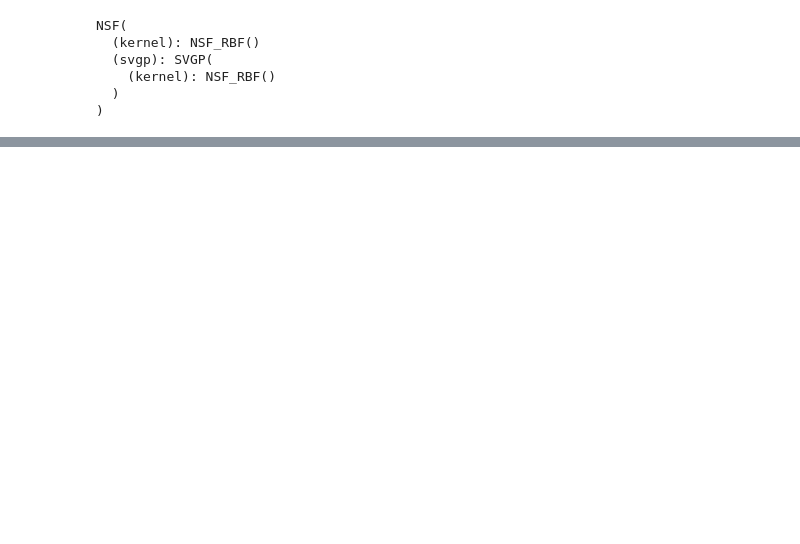
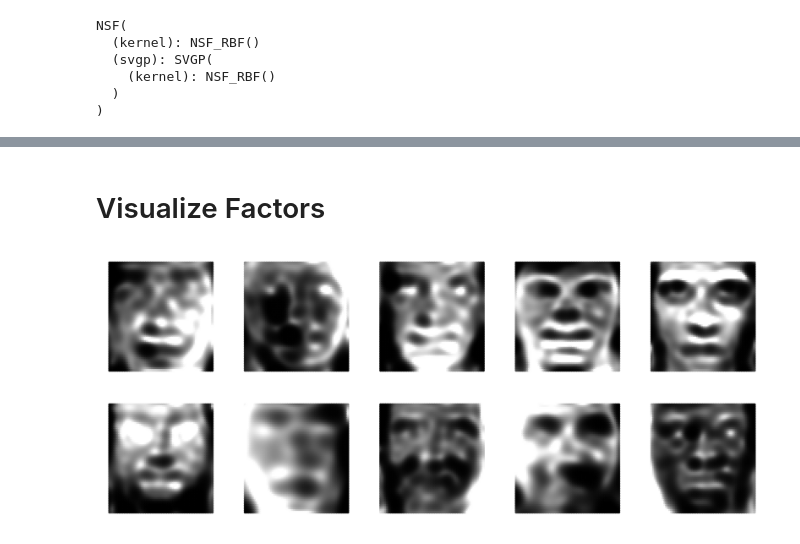
Before and after one commit to luisdiaz1997/GPzoo, a Jupyter notebook: notebooks/eigenfaces_NSF.ipynb, the cells around one changed output, grey strips where cells are left out. Cells and saved outputs as stored; diff of their text form; code cells hidden in the pictures; blank space fills up the shorter version.

```diff
--- a/notebooks/eigenfaces_NSF.ipynb
+++ b/notebooks/eigenfaces_NSF.ipynb
@@ -5,5 +5,7 @@ from torch import optim, distributions, nn
 from tqdm.autonotebook import tqdm
 from sklearn.datasets import fetch_olivetti_faces
 from gpzoo.gp_stuff import NSF, NSF_RBF
+# %%
+new_model=False
 # %%
 device = torch.device('cuda:0' if torch.cuda.is_available() else 'cpu')
@@ -25,6 +30,9 @@ model = NSF(X=X, y=Y, kernel=kernel, M=M, L=L, jitter=1e-2)
 idz = torch.multinomial(torch.ones(X.shape[0]), num_samples=M, replacement=False)
 model.svgp.Z = nn.Parameter(X[idz])
 
+if not new_model:
+    model.load_state_dict(torch.load('eigenfaces_nsf'))
+
 model.to(device)
 # %% [output]
 NSF(
@@ -60,8 +78,14 @@ plt.plot(losses)
+# %%
+pY, qF, qU, pU = model(X_train, E=1)
+# %% [markdown]
+# Visualize Factors
 # %%
 plt.figure(figsize=(10, L*2//5))
 for i in range(L):
     plt.subplot(L//5, 5, i+1)
     loading = torch.exp(qF.mean[i]).detach().cpu().numpy()
-    plt.scatter(X[:, 0].detach().cpu().numpy(), X[:,1].detach().cpu().numpy(), c=loading, cmap='gray',  vmin=0, vmax=10, alpha=0.9, s=2)
+    plt.scatter(X[:, 0], X[:,1], c=loading, cmap='gray',  vmin=0, vmax=10, alpha=0.9, s=2)
 
     plt.axis('off')
+# %% [output]
+[figure, added]
```
Also changed, not shown: parts of 9 cells of this notebook, 2 other files.
